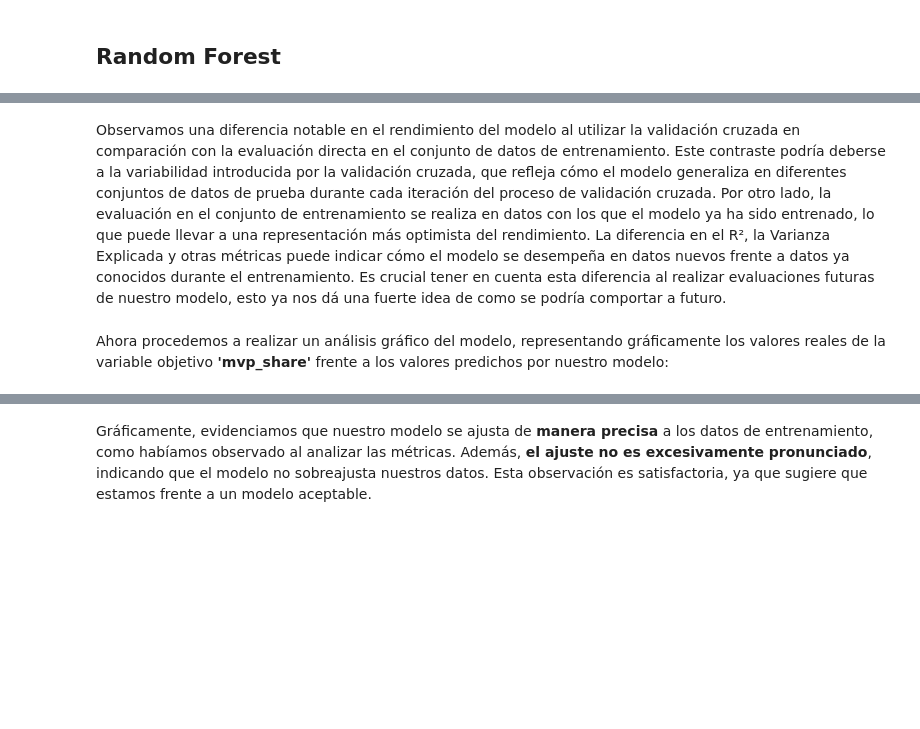
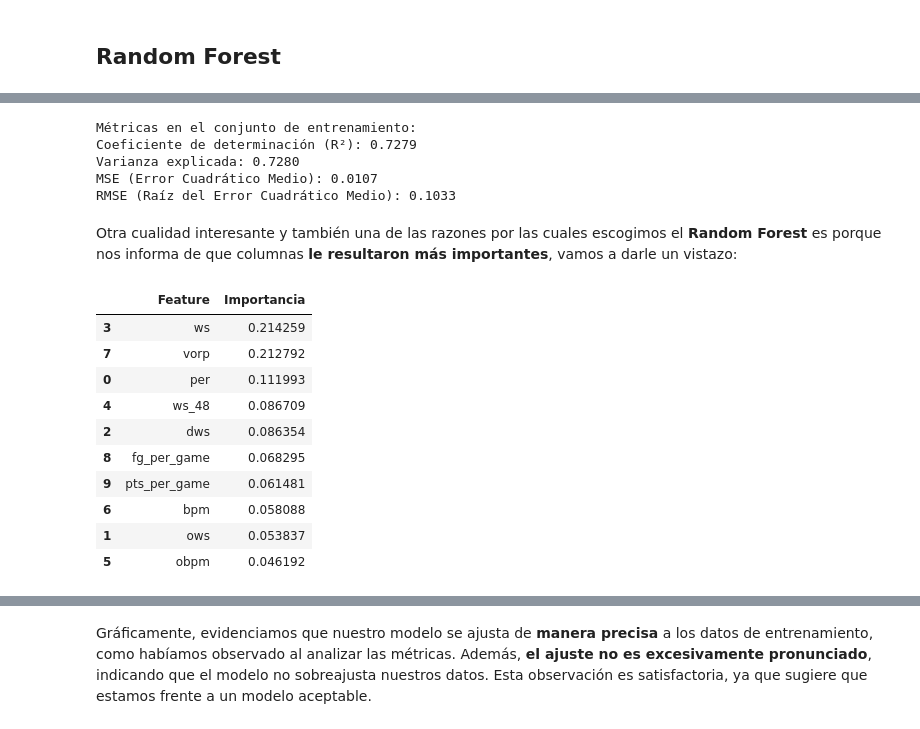
Before and after one commit to Gerardo1909/proyecto_nba_mvp, a Jupyter notebook: notebooks/3_modelado.ipynb, the cells around one changed output, grey strips where cells are left out. Drawn from its saved outputs; the diff is of its cells as text; code cells hidden in the pictures; blank space fills up the shorter version.

```diff
--- a/notebooks/3_modelado.ipynb
+++ b/notebooks/3_modelado.ipynb
@@ -110,11 +46,8 @@ Emplearemos **RandomizedSearchCV** para encontrar la combinación óptima de hip
 # %%
-#Instancio el modelo
-forest_reg = RandomForestRegressor()
-
 #Preparo la grilla de hipérparametros
 param_grid = {
     'n_estimators': list(range(1, 1000)),
-    'max_features': ['auto', 'sqrt'],
+    'max_features': [1.0, 'sqrt'],
     'max_depth': list(range(1, 500)),
     'bootstrap': [True, False],
     'criterion': ['friedman_mse', 'absolute_error', 'poisson', 'squared_error'],
@@ -122,13 +55,15 @@ param_grid = {
     'min_samples_split': [2, 5, 10]
 }
 
-#Instancio de vuelta otro objeto tscv para mantener el orden con el tiempo
+#Instancio un objeto tscv para mantener el orden con el tiempo
 tscv = TimeSeriesSplit(n_splits=3)
 
 #Hago la búsqueda de hiperparámetros
-random_search = RandomizedSearchCV(forest_reg, param_distributions=param_grid, n_iter=100, cv=tscv, n_jobs=-1, verbose=2, scoring='neg_mean_squared_error')
-random_search.fit(X_train_prepared, y_train)
+random_search = RandomizedSearchCV(RandomForestRegressor(), param_distributions=param_grid, n_iter=100, cv=tscv, n_jobs=-1, scoring='neg_mean_squared_error')
+random_search.fit(X_train_prepared, y_train.values.ravel())
 
-#Miro los mejores hipérparametros
-best_params = random_search.best_params_
-print("Mejores hiperparámetros encontrados:", best_params)
+#Me guardo al mejor estimador
+forest_reg = random_search.best_estimator_
+
+#Imprimo los hiperpárametros encontrados
+print("Mejores hiperparámetros encontrados:", random_search.best_params_)
@@ -152,9 +76,8 @@ Ahora con este modelo, usaremos las funciones definidas anteriormente para evalu
 # %%
-#Uso función de validación cruzada
-print("Métricas usando validación cruzada:")
-print(cross_validation_scores(forest_reg_best, X_train_prepared, y_train, regression_scores, 2))
-print()
-#Ahora evaluo las mismas métricas pero en el dataset de Train completo
+#Hago predicciones sobre los datos de entrenamiento
+y_train_pred = forest_reg.predict(X_train_prepared)
+
+#Observo las métricas
 r2_train = r2_score(y_train, y_train_pred)
 explained_variance_train = explained_variance_score(y_train, y_train_pred)
 mse_train = mean_squared_error(y_train, y_train_pred)
@@ -164,7 +87,9 @@ print(f"Coeficiente de determinación (R²): {r2_train:.4f}")
 print(f"Varianza explicada: {explained_variance_train:.4f}")
 print(f"MSE (Error Cuadrático Medio): {mse_train:.4f}")
 print(f"RMSE (Raíz del Error Cuadrático Medio): {rmse_train:.4f}")
+# %% [output]
+Métricas en el conjunto de entrenamiento:
+Coeficiente de determinación (R²): 0.7279
+Varianza explicada: 0.7280
+MSE (Error Cuadrático Medio): 0.0107
+RMSE (Raíz del Error Cuadrático Medio): 0.1033
-# %% [markdown]
-Observamos una diferencia notable en el rendimiento del modelo al utilizar la validación cruzada en comparación con la evaluación directa en el conjunto de datos de entrenamiento. Este contraste podría deberse a la variabilidad introducida por la validación cruzada, que refleja cómo el modelo generaliza en diferentes conjuntos de datos de prueba durante cada iteración del proceso de validación cruzada. Por otro lado, la evaluación en el conjunto de entrenamiento se realiza en datos con los que el modelo ya ha sido entrenado, lo que puede llevar a una representación más optimista del rendimiento. La diferencia en el R², la Varianza Explicada y otras métricas puede indicar cómo el modelo se desempeña en datos nuevos frente a datos ya conocidos durante el entrenamiento. Es crucial tener en cuenta esta diferencia al realizar evaluaciones futuras de nuestro modelo, esto ya nos dá una fuerte idea de como se podría comportar a futuro.
-# %% [markdown]
-Ahora procedemos a realizar un análisis gráfico del modelo, representando gráficamente los valores reales de la variable objetivo **'mvp_share'** frente a los valores predichos por nuestro modelo:
@@ -177,0 +96,17 @@ plt.title('Comparación: Valores de datos de entrenamiento vs Predicción del mo
+# %% [markdown]
+Otra cualidad interesante y también una de las razones por las cuales escogimos el **Random Forest** es porque nos informa de que columnas **le resultaron más importantes**,
+vamos a darle un vistazo:
+# %%
+calcular_importancia(set_entrenamiento= X_train, modelo= forest_reg)
+# %% [output]
+|  | Feature | Importancia |
+| 3 | ws | 0.214259 |
+| 7 | vorp | 0.212792 |
+| 0 | per | 0.111993 |
+| 4 | ws_48 | 0.086709 |
+| 2 | dws | 0.086354 |
+| 8 | fg_per_game | 0.068295 |
+| 9 | pts_per_game | 0.061481 |
+| 6 | bpm | 0.058088 |
+| 1 | ows | 0.053837 |
+| 5 | obpm | 0.046192 |
```
Also changed, not shown: parts of 40 cells of this notebook, 7 other files.
